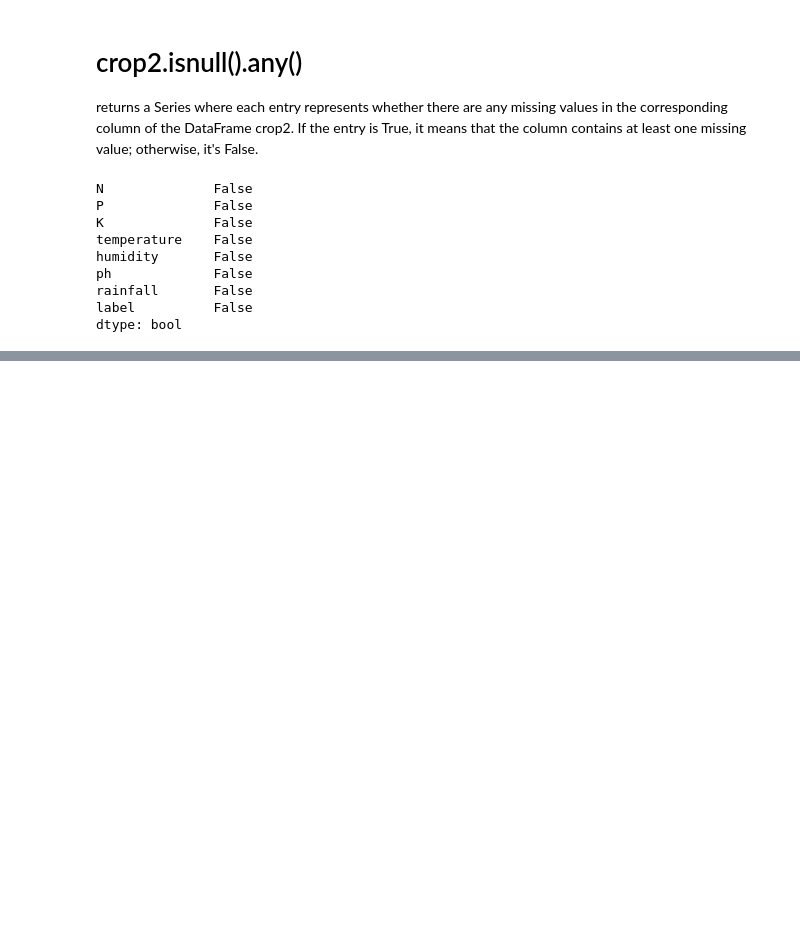
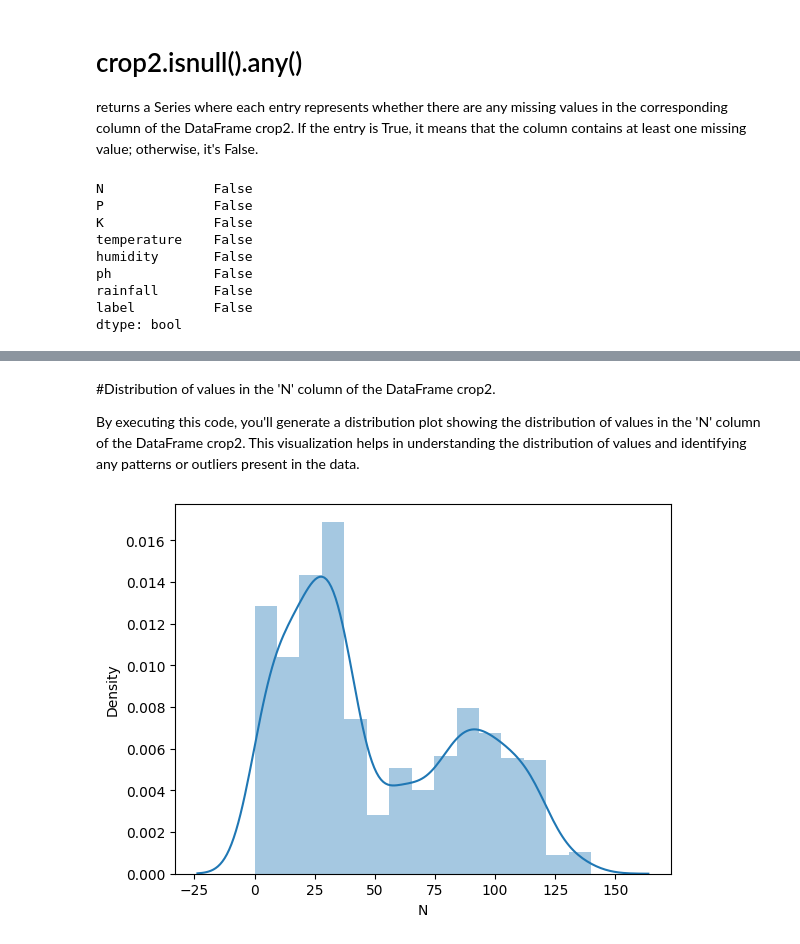
Before and after one commit to csubham2370/Crop-Classification-With-Recommendation-System-.ipynb-, a Jupyter notebook: Major_Project.ipynb, the cells around one changed output, grey strips where cells are left out. Saved outputs shown, nothing was run; the diff lists cells and outputs as text; code cells hidden in the pictures; blank space fills up the shorter version.

```diff
--- a/Major_Project.ipynb
+++ b/Major_Project.ipynb
@@ -172,0 +235,10 @@ dtype: bool
+# %% [markdown]
+#Distribution of values in the 'N' column of the DataFrame crop2.
+
+By executing this code, you'll generate a distribution plot showing the distribution of values in the 'N' column of the DataFrame crop2. This visualization helps in understanding the distribution of values and identifying any patterns or outliers present in the data.
+# %%
+import matplotlib.pyplot as plt
+sns.distplot(crop2['N'])
+plt.show()
+# %% [output]
+[figure, added]
```
Also changed, not shown: parts of 21 cells of this notebook.
